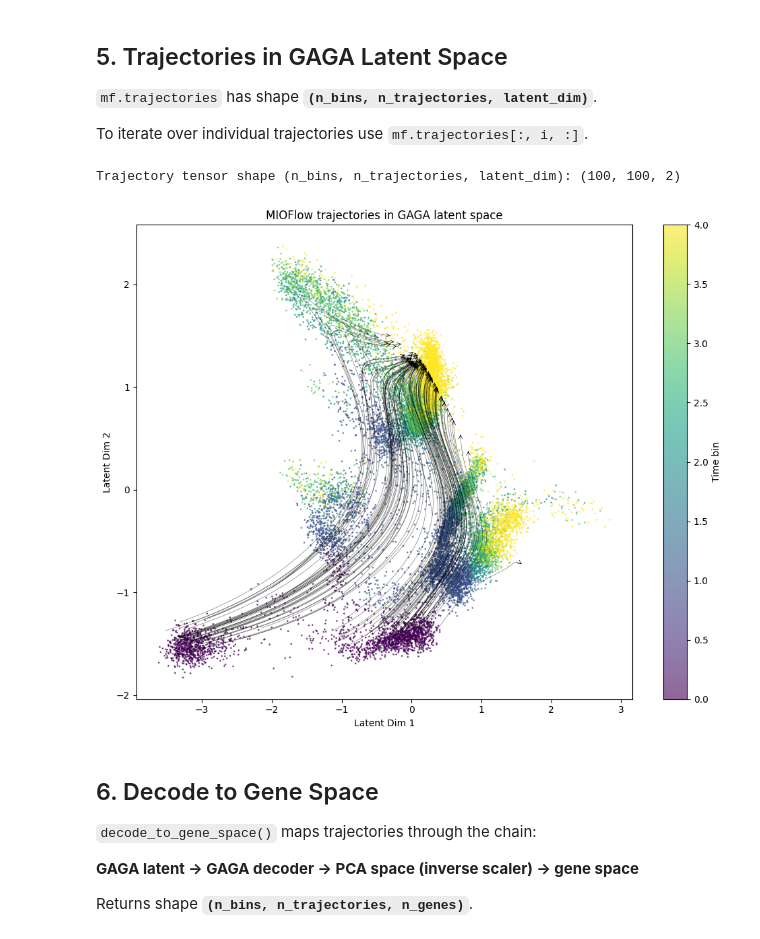
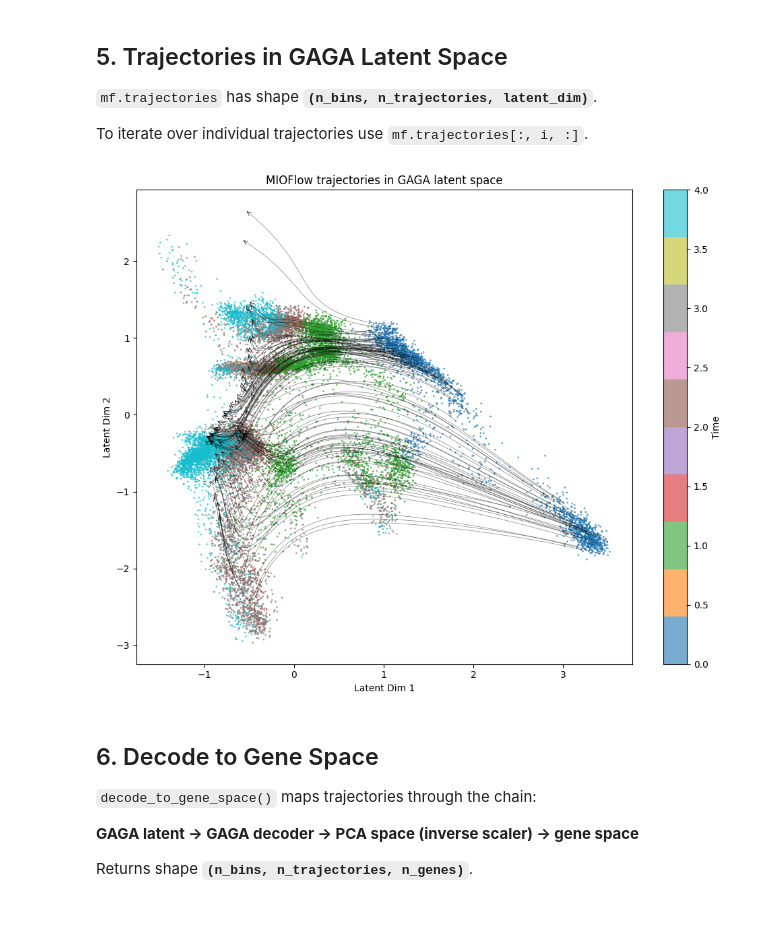
Before and after one commit to KrishnaswamyLab/MIOFlow, a Jupyter notebook: notebooks/2.01-EBD-vanilla.ipynb, the cells around one changed output. Cells and saved outputs as stored; diff of their text form; code cells hidden in the pictures.

Commit message:
structural changes to make gaga more transparent to final user

```diff
--- a/notebooks/2.01-EBD-vanilla.ipynb
+++ b/notebooks/2.01-EBD-vanilla.ipynb
@@ -38,6 +37,8 @@ AnnData object with n_obs × n_vars = 16826 × 17845
     uns: 'pca', 'timepoint_colors'
     obsm: 'X_pca', 'X_phate'
     varm: 'PCs'
+# %%
+time_column = 'time_bin' #Set the time_column for your dataset
 # %%
 fig, ax = plt.subplots(figsize=(6, 4))
 sns.scatterplot(
@@ -145,22 +145,28 @@ import mioflow
 importlib.reload(mioflow)
 
 
-mf = mioflow.MIOFlow(
+mioflow_model = mioflow.MIOFlow(
     adata,
     gaga_model=gaga_model,
-    gaga_input_scaler=scaler_pca,    # fitted on X_pca — used for encode() and inverse_transform()
-    obs_time_key='time_bin',
+    obs_time_key=time_column,
     debug_level='info',
     hidden_dim = 64,
     use_cuda = torch.cuda.is_available(),
     momentum_beta = 0.0,
+    scheduler_type='cosine',
+    learning_rate = 1e-3,
+    scheduler_t_max=300,
+    scheduler_min_lr=1e-5,
+    #Growth Rate
+    growth_rate_model=growth_model,
+    growth_rate_lr=1e-4,
     # Training phases
     n_epochs=300,
     # Loss
     use_density_loss=True,
     lambda_ot = 1.0,
-    lambda_density=0.1,
-    lambda_energy=0.01,
+    lambda_density=0.0,
+    lambda_energy=0.1,
     energy_time_steps=20,
     # Data / output
     sample_size=100,
@@ -180,6 +186,6 @@ mf = mioflow.MIOFlow(
 
 The ODE operates entirely in the GAGA latent space.
 # %%
-mf.fit()
-print(mf)
+mioflow_model.fit()
+print(mioflow_model)
 # %% [output]
@@ -237,40 +239,27 @@ plt.show()
 
 To iterate over individual trajectories use `mf.trajectories[:, i, :]`.
 # %%
-print('Trajectory tensor shape (n_bins, n_trajectories, latent_dim):', mf.trajectories.shape)
-
-# Denormalise back to GAGA latent scale
-traj_pts = mf.trajectories * mf.std_vals + mf.mean_vals  # (n_bins, n_traj, 2)
-
-# Original data in GAGA latent scale (reconstructed from dataset)
-all_normed = np.vstack([X for X, _ in mf.dataset.time_series_data])
-all_times  = np.concatenate([np.full(len(X), t) for X, t in mf.dataset.time_series_data])
-true_data  = all_normed * mf.std_vals + mf.mean_vals
-
 fig, ax = plt.subplots(figsize=(10, 8))
 sc_plot = ax.scatter(
-    true_data[:, 0], true_data[:, 1],
-    c=all_times, cmap='viridis', s=1, alpha=0.6,
+    mioflow_model.embedding[:, 0], mioflow_model.embedding[:, 1],
+    c=mioflow_model._time_labels, cmap='tab10', s=1, alpha=0.6,
 )
-plt.colorbar(sc_plot, ax=ax, label='Time bin')
+plt.colorbar(sc_plot, ax=ax, label='Time')
 
-
-for i in range(mf.trajectories.shape[1]):
-    traj = traj_pts[:, i, :]  # (n_bins, 2)
+for traj in mioflow_model.trajectories.transpose(1, 0, 2):  # (n_traj, n_bins, latent_dim)
     ax.plot(traj[:, 0], traj[:, 1], alpha=0.5, linewidth=0.5, color='black')
     ax.annotate(
         '', xy=(traj[-1, 0], traj[-1, 1]), xytext=(traj[-2, 0], traj[-2, 1]),
         arrowprops=dict(arrowstyle='->', color='black', lw=0.5, mutation_scale=10),
     )
 
 ax.set_xlabel('Latent Dim 1')
 ax.set_ylabel('Latent Dim 2')
 ax.set_title('MIOFlow trajectories in GAGA latent space')
 plt.tight_layout()
 plt.show()
 # %% [output]
-Trajectory tensor shape (n_bins, n_trajectories, latent_dim): (100, 100, 2)
-[figure, old version]
+[figure, new version]
 # %% [markdown]
 ## 6. Decode to Gene Space
 
```
Also changed, not shown: parts of 17 cells of this notebook, 9 other files.
